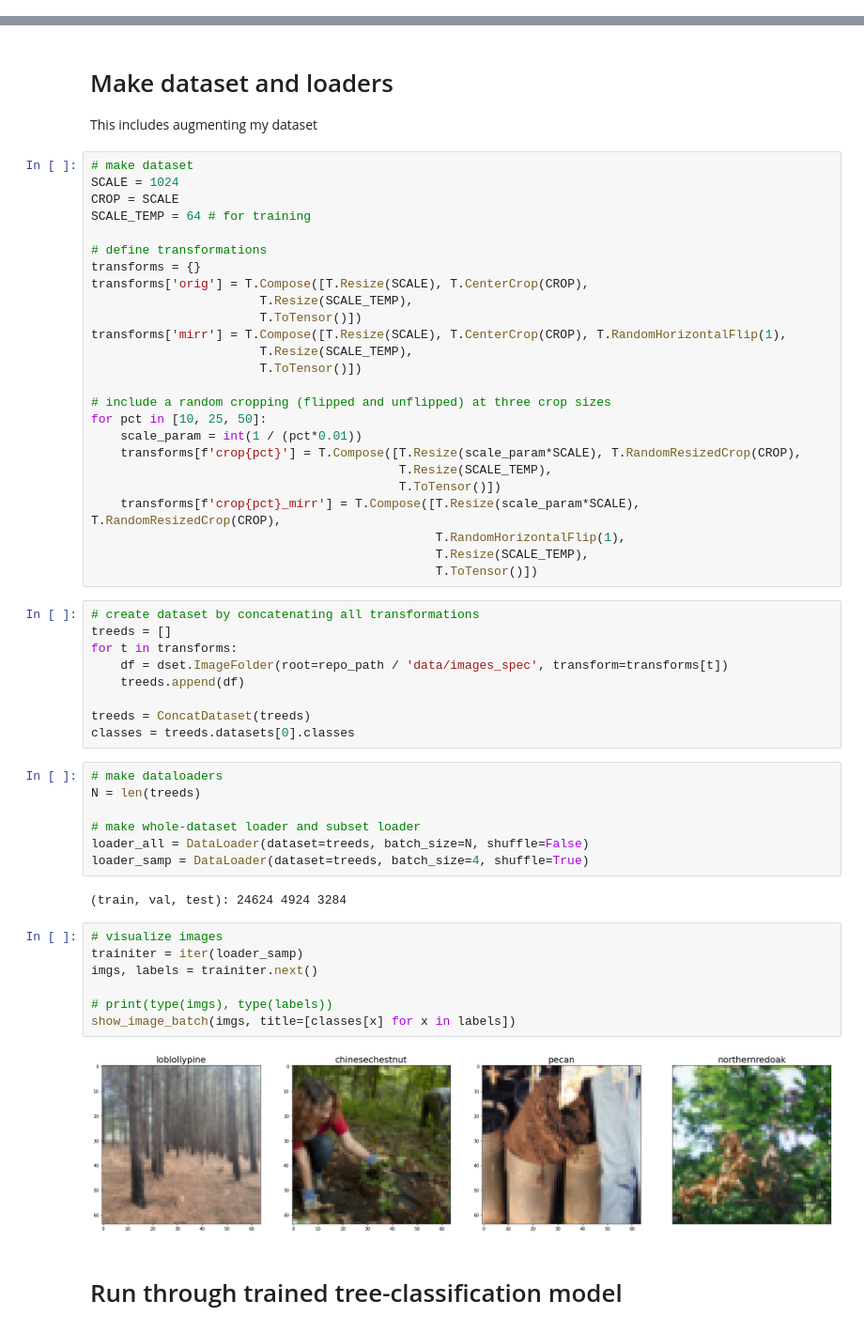
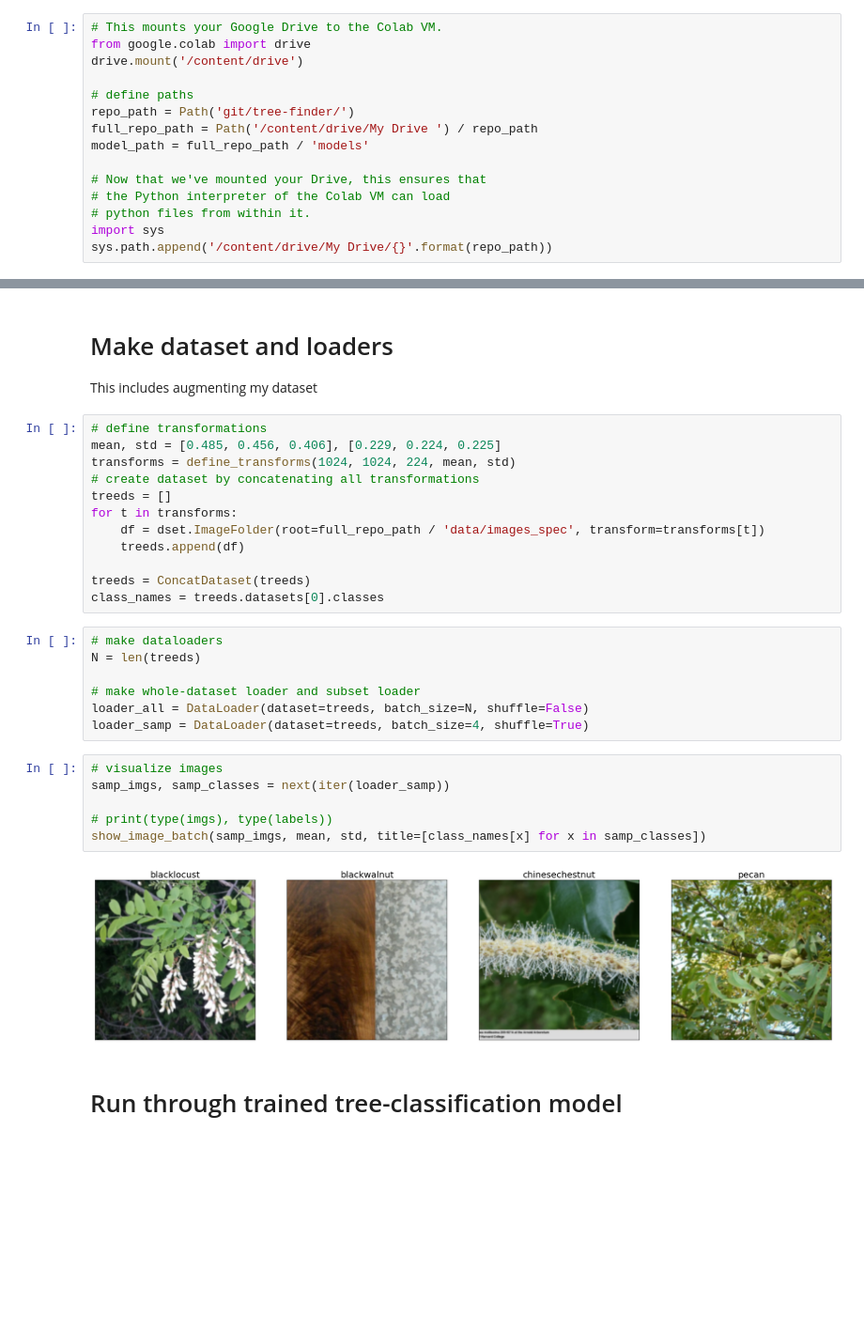
Before and after one commit to etrieschman/tree-finder, a Jupyter notebook: notebooks/preprocess_images.ipynb, the cells around one changed output, grey strips where cells are left out. Shown at 94% size. Saved outputs shown, nothing was run; the diff lists cells and outputs as text; blank space fills up the shorter version.

Commit message:
rerun pretrained model

```diff
--- a/notebooks/preprocess_images.ipynb
+++ b/notebooks/preprocess_images.ipynb
@@ -43,3 +40,18 @@ print_every = 200
 print('using device:', device)
 # %% [output]
 using device: cpu
+# %%
+# This mounts your Google Drive to the Colab VM.
+from google.colab import drive
+drive.mount('/content/drive')
+
+# define paths
+repo_path = Path('git/tree-finder/')
+full_repo_path = Path('/content/drive/My Drive ') / repo_path
+model_path = full_repo_path / 'models'
+
+# Now that we've mounted your Drive, this ensures that
+# the Python interpreter of the Colab VM can load
+# python files from within it.
+import sys
+sys.path.append('/content/drive/My Drive/{}'.format(repo_path))
@@ -59,40 +75,18 @@ set_plt_settings()
 # %% [markdown]
 # Make dataset and loaders
 This includes augmenting my dataset
-# %%
-# make dataset
-SCALE = 1024
-CROP = SCALE
-SCALE_TEMP = 64 # for training
-
-# define transformations
-transforms = {}
-transforms['orig'] = T.Compose([T.Resize(SCALE), T.CenterCrop(CROP),
-                       T.Resize(SCALE_TEMP),
-                       T.ToTensor()])
-transforms['mirr'] = T.Compose([T.Resize(SCALE), T.CenterCrop(CROP), T.RandomHorizontalFlip(1),
-                       T.Resize(SCALE_TEMP),
-                       T.ToTensor()])
-
-# include a random cropping (flipped and unflipped) at three crop sizes
-for pct in [10, 25, 50]:
-    scale_param = int(1 / (pct*0.01))
-    transforms[f'crop{pct}'] = T.Compose([T.Resize(scale_param*SCALE), T.RandomResizedCrop(CROP),
-                                          T.Resize(SCALE_TEMP),
-                                          T.ToTensor()])
-    transforms[f'crop{pct}_mirr'] = T.Compose([T.Resize(scale_param*SCALE), T.RandomResizedCrop(CROP),
-                                               T.RandomHorizontalFlip(1),
-                                               T.Resize(SCALE_TEMP),
-                                               T.ToTensor()])
 # %%
+# define transformations
+mean, std = [0.485, 0.456, 0.406], [0.229, 0.224, 0.225]
+transforms = define_transforms(1024, 1024, 224, mean, std)
 # create dataset by concatenating all transformations
 treeds = []
 for t in transforms:
-    df = dset.ImageFolder(root=repo_path / 'data/images_spec', transform=transforms[t])
+    df = dset.ImageFolder(root=full_repo_path / 'data/images_spec', transform=transforms[t])
     treeds.append(df)
 
 treeds = ConcatDataset(treeds)
-classes = treeds.datasets[0].classes
+class_names = treeds.datasets[0].classes
 # %%
 # make dataloaders
 N = len(treeds)
@@ -100,16 +94,13 @@ N = len(treeds)
 # make whole-dataset loader and subset loader
 loader_all = DataLoader(dataset=treeds, batch_size=N, shuffle=False)
 loader_samp = DataLoader(dataset=treeds, batch_size=4, shuffle=True)
-# %% [output]
-(train, val, test): 24624 4924 3284
 # %%
 # visualize images
-trainiter = iter(loader_samp)
-imgs, labels = trainiter.next()
+samp_imgs, samp_classes = next(iter(loader_samp))
 
 # print(type(imgs), type(labels))
-show_image_batch(imgs, title=[classes[x] for x in labels])
+show_image_batch(samp_imgs, mean, std, title=[class_names[x] for x in samp_classes])
 # %% [output]
-[figure, old version]
+[figure, new version]
 # %% [markdown]
 # Run through trained tree-classification model
```
Also changed, not shown: parts of 9 cells of this notebook, 4 other files.
